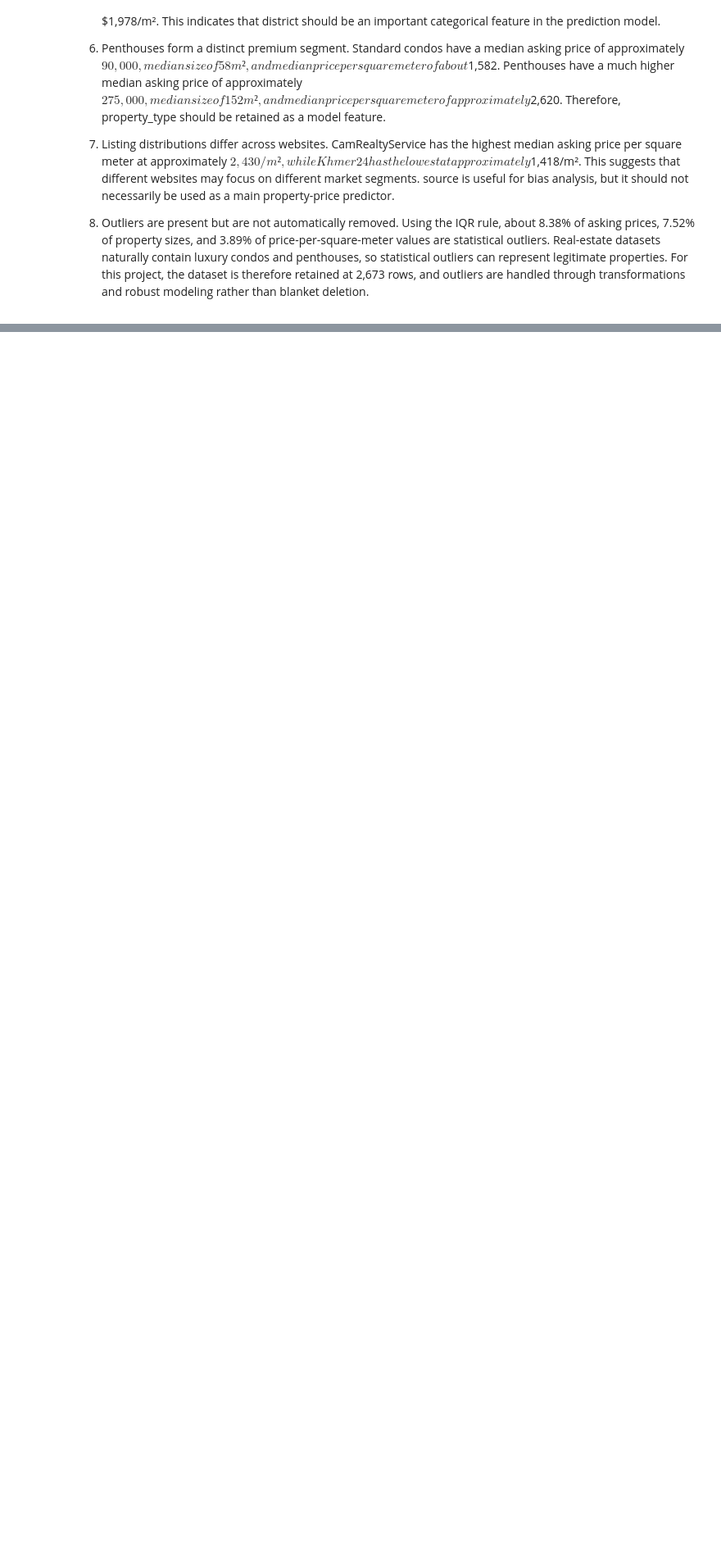
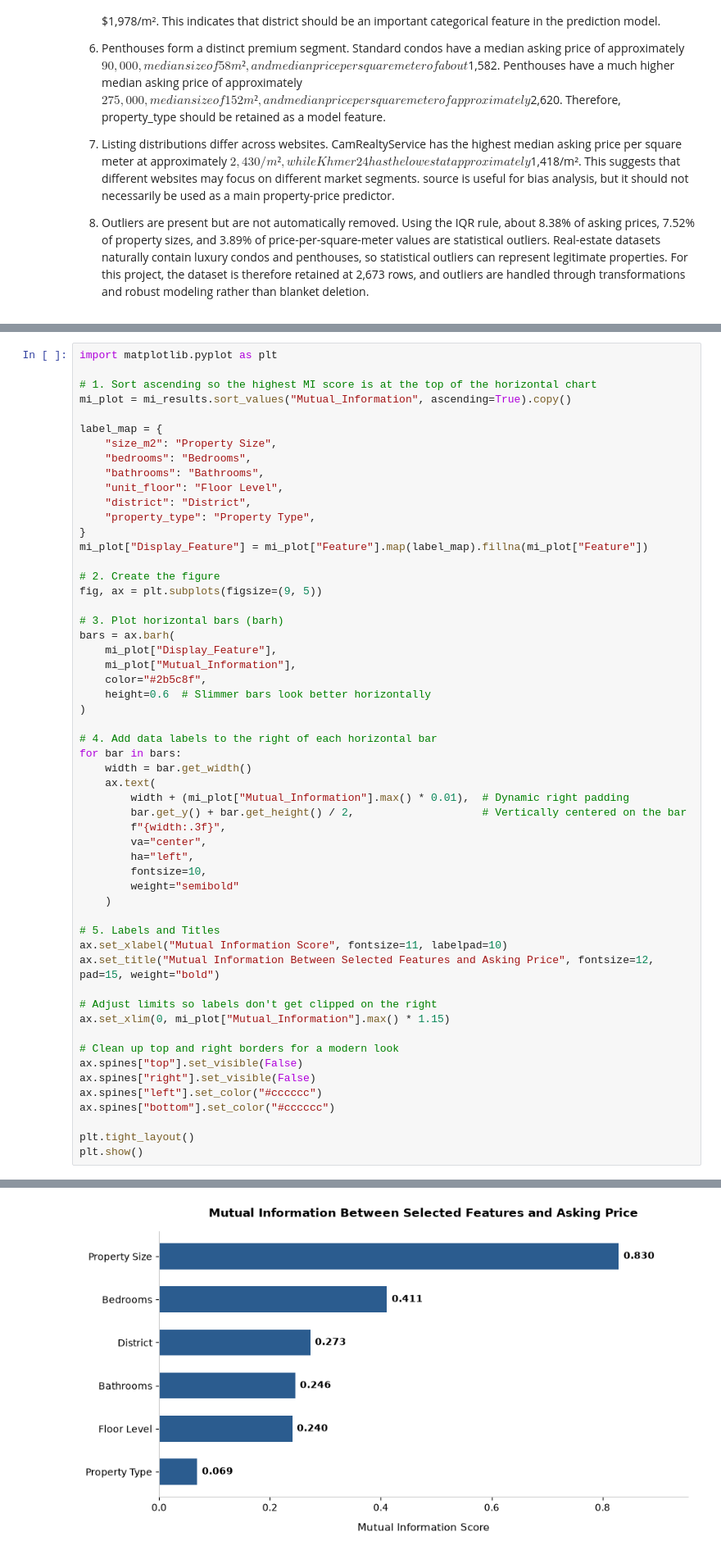
Before and after one commit to sengmengchho/PP_PropertyLens, a Jupyter notebook: notebooks/EDA_Gold.ipynb, the cells around one changed output, grey strips where cells are left out. Shown at 82% size. Saved outputs shown, nothing was run; the diff lists cells and outputs as text; blank space fills up the shorter version.

```diff
--- a/notebooks/EDA_Gold.ipynb
+++ b/notebooks/EDA_Gold.ipynb
@@ -2412,0 +3832,56 @@ The EDA shows that property price is strongly related to property size, while be
+# %%
+import matplotlib.pyplot as plt
+
+# 1. Sort ascending so the highest MI score is at the top of the horizontal chart
+mi_plot = mi_results.sort_values("Mutual_Information", ascending=True).copy()
+
+label_map = {
+    "size_m2": "Property Size",
+    "bedrooms": "Bedrooms",
+    "bathrooms": "Bathrooms",
+    "unit_floor": "Floor Level",
+    "district": "District",
+    "property_type": "Property Type",
+}
+mi_plot["Display_Feature"] = mi_plot["Feature"].map(label_map).fillna(mi_plot["Feature"])
+
+# 2. Create the figure
+fig, ax = plt.subplots(figsize=(9, 5))
+
+# 3. Plot horizontal bars (barh)
+bars = ax.barh(
+    mi_plot["Display_Feature"],
+    mi_plot["Mutual_Information"],
+    color="#2b5c8f",
+    height=0.6  # Slimmer bars look better horizontally
+)
+
+# 4. Add data labels to the right of each horizontal bar
+for bar in bars:
+    width = bar.get_width()
+    ax.text(
+        width + (mi_plot["Mutual_Information"].max() * 0.01),  # Dynamic right padding
+        bar.get_y() + bar.get_height() / 2,                    # Vertically centered on the bar
+        f"{width:.3f}",
+        va="center",
+        ha="left",
+        fontsize=10,
+        weight="semibold"
+    )
+
+# 5. Labels and Titles
+ax.set_xlabel("Mutual Information Score", fontsize=11, labelpad=10)
+ax.set_title("Mutual Information Between Selected Features and Asking Price", fontsize=12, pad=15, weight="bold")
+
+# Adjust limits so labels don't get clipped on the right
+ax.set_xlim(0, mi_plot["Mutual_Information"].max() * 1.15)
+
+# Clean up top and right borders for a modern look
+ax.spines["top"].set_visible(False)
+ax.spines["right"].set_visible(False)
+ax.spines["left"].set_color("#cccccc")
+ax.spines["bottom"].set_color("#cccccc")
+
+plt.tight_layout()
+plt.show()
+# %% [output]
@@ -2412,0 +3889 @@ The EDA shows that property price is strongly related to property size, while be
+[figure, added]
```
Also changed, not shown: parts of 31 cells of this notebook, 1 other file.
